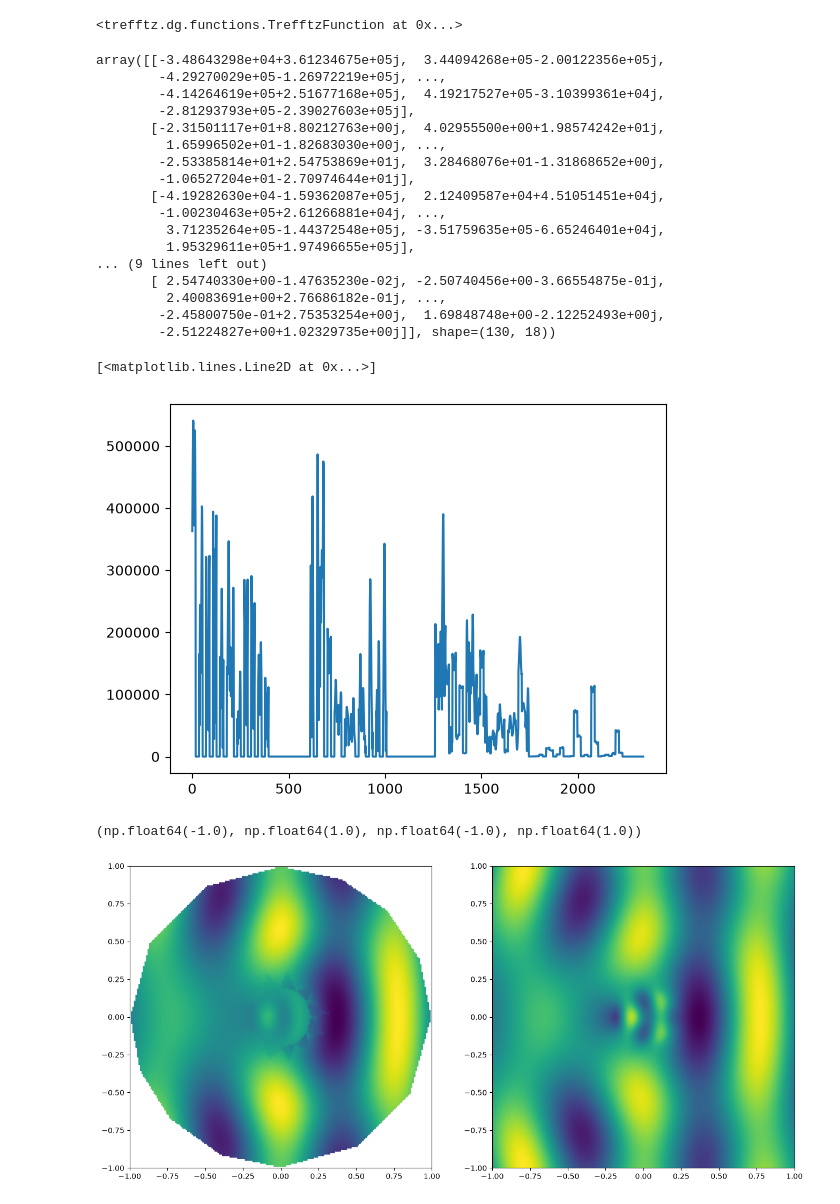
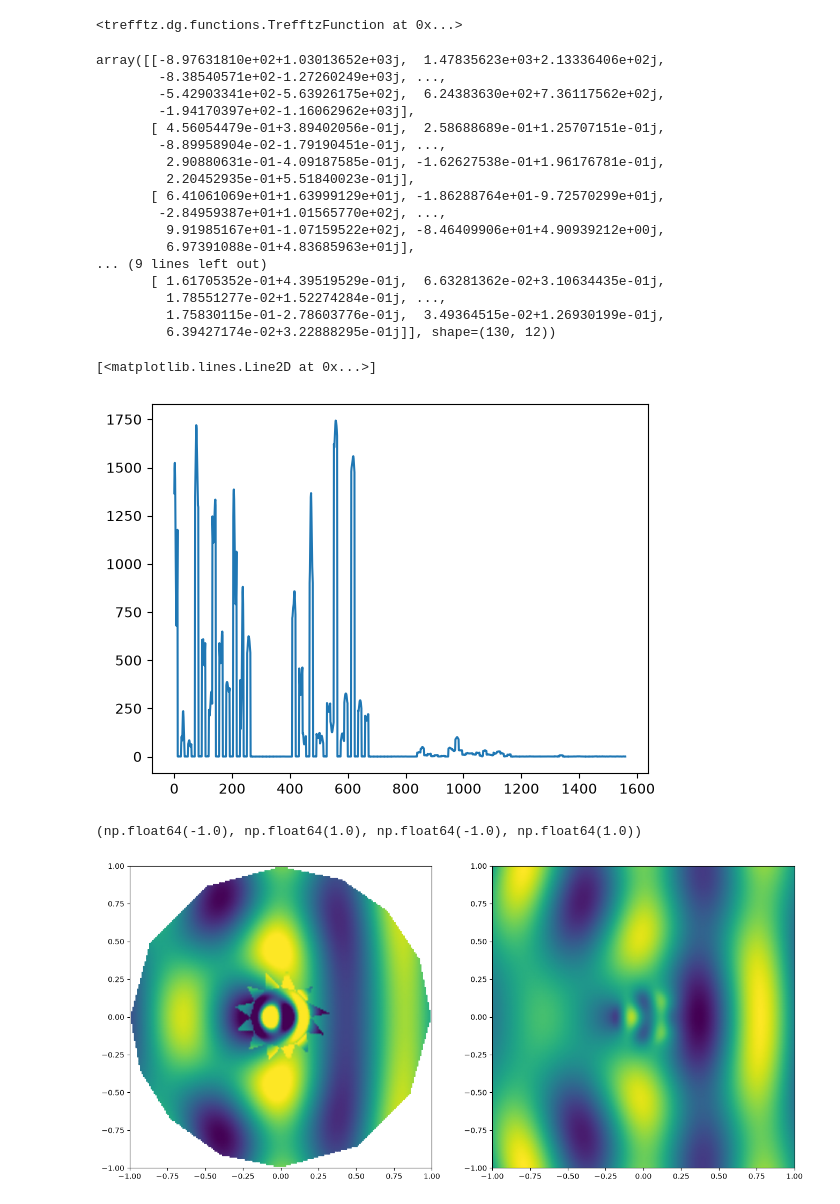
Before and after one commit to MPenaR/Trefftz, a Jupyter notebook: notebooks/open_space_dielectric.ipynb, the cells around one changed output. Drawn from its saved outputs; the diff is of its cells as text; code cells hidden in the pictures.

```diff
--- a/notebooks/open_space_dielectric.ipynb
+++ b/notebooks/open_space_dielectric.ipynb
@@ -100,7 +121,7 @@ We should also choose a local basis
 # %%
 from trefftz.dg.basis import LinearlySpacedBasis
 k = 8.0
-Ntheta = 18
+Ntheta = 12
 basis = LinearlySpacedBasis(N_elements=mesh.n_triangles, refractive_index=refractive_index, k=k, N_theta=Ntheta)
 # %% [markdown]
 and an assembler:
@@ -149,56 +174,58 @@ P.solve()
 # %%
 P.u_h.coefficients.reshape((-1,Ntheta))
 # %% [output]
-array([[-3.48643298e+04+3.61234675e+05j,  3.44094268e+05-2.00122356e+05j,
-        -4.29270029e+05-1.26972219e+05j, ...,
-        -4.14264619e+05+2.51677168e+05j,  4.19217527e+05-3.10399361e+04j,
-        -2.81293793e+05-2.39027603e+05j],
-       [-2.31501117e+01+8.80212763e+00j,  4.02955500e+00+1.98574242e+01j,
-         1.65996502e+01-1.82683030e+00j, ...,
-        -2.53385814e+01+2.54753869e+01j,  3.28468076e+01-1.31868652e+00j,
-        -1.06527204e+01-2.70974644e+01j],
-       [-4.19282630e+04-1.59362087e+05j,  2.12409587e+04+4.51051451e+04j,
-        -1.00230463e+05+2.61266881e+04j, ...,
-         3.71235264e+05-1.44372548e+05j, -3.51759635e+05-6.65246401e+04j,
-         1.95329611e+05+1.97496655e+05j],
+array([[-8.97631810e+02+1.03013652e+03j,  1.47835623e+03+2.13336406e+02j,
+        -8.38540571e+02-1.27260249e+03j, ...,
+        -5.42903341e+02-5.63926175e+02j,  6.24383630e+02+7.36117562e+02j,
+        -1.94170397e+02-1.16062962e+03j],
+       [ 4.56054479e-01+3.89402056e-01j,  2.58688689e-01+1.25707151e-01j,
+        -8.89958904e-02-1.79190451e-01j, ...,
+         2.90880631e-01-4.09187585e-01j, -1.62627538e-01+1.96176781e-01j,
+         2.20452935e-01+5.51840023e-01j],
+       [ 6.41061069e+01+1.63999129e+01j, -1.86288764e+01-9.72570299e+01j,
+        -2.84959387e+01+1.01565770e+02j, ...,
+         9.91985167e+01-1.07159522e+02j, -8.46409906e+01+4.90939212e+00j,
+         6.97391088e-01+4.83685963e+01j],
 ... (9 lines left out)
-       [ 2.54740330e+00-1.47635230e-02j, -2.50740456e+00-3.66554875e-01j,
-         2.40083691e+00+2.76686182e-01j, ...,
-        -2.45800750e-01+2.75353254e+00j,  1.69848748e+00-2.12252493e+00j,
-        -2.51224827e+00+1.02329735e+00j]], shape=(130, 18))
+       [ 1.61705352e-01+4.39519529e-01j,  6.63281362e-02+3.10634435e-01j,
+         1.78551277e-02+1.52274284e-01j, ...,
+         1.75830115e-01-2.78603776e-01j,  3.49364515e-02+1.26930199e-01j,
+         6.39427174e-02+3.22888295e-01j]], shape=(130, 12))
 # %%
 import numpy as np
 plt.plot(np.abs(P.u_h.coefficients))
 # %% [output]
 [<matplotlib.lines.Line2D at 0x...>]
-[figure, old version]
+[figure, new version]
 # %%
 import matplotlib.pyplot as plt
 from cases.open_space.exact import nf_diel_cylinder_plane_wave
 N = 200
 x = np.linspace(-R, R, N)
 y = np.linspace(-R, R, N)
 
 X, Y = np.meshgrid(x,y)
 
 U_h = P.u_h(X, Y)
 
 U_s = nf_diel_cylinder_plane_wave(X, Y, k, theta_inc=np.pi, eps_r=eps_r, c=np.array([0., 0.]), R=r)
 U_inc = np.exp(-1j*k*X)
 
 RHO = np.sqrt(X**2 + Y**2)
 
 U = np.where(RHO<r, U_s, U_s+U_inc)
 
 fig, ax = plt.subplots(ncols=2, figsize=(16,8))
+vmax = np.max(np.real(U))
+vmin = np.min(np.real(U))
 
-ax[0].pcolormesh(X, Y, np.real(U_h), shading="gouraud")
+ax[0].pcolormesh(X, Y, np.real(U_h), vmin=vmin, vmax=vmax, shading="gouraud")
 ax[0].axis('square')
-ax[1].pcolormesh(X, Y, np.real(U), shading="gouraud")
+ax[1].pcolormesh(X, Y, np.real(U), vmin=vmin, vmax=vmax, shading="gouraud")
 ax[1].axis('square')
 # %% [output]
 (np.float64(-1.0), np.float64(1.0), np.float64(-1.0), np.float64(1.0))
-[figure, old version]
+[figure, new version]
 # %%
 fig, ax = plt.subplots(ncols=2, figsize=(16,8))
 
```
Also changed, not shown: parts of 10 cells of this notebook, 3 other files.
